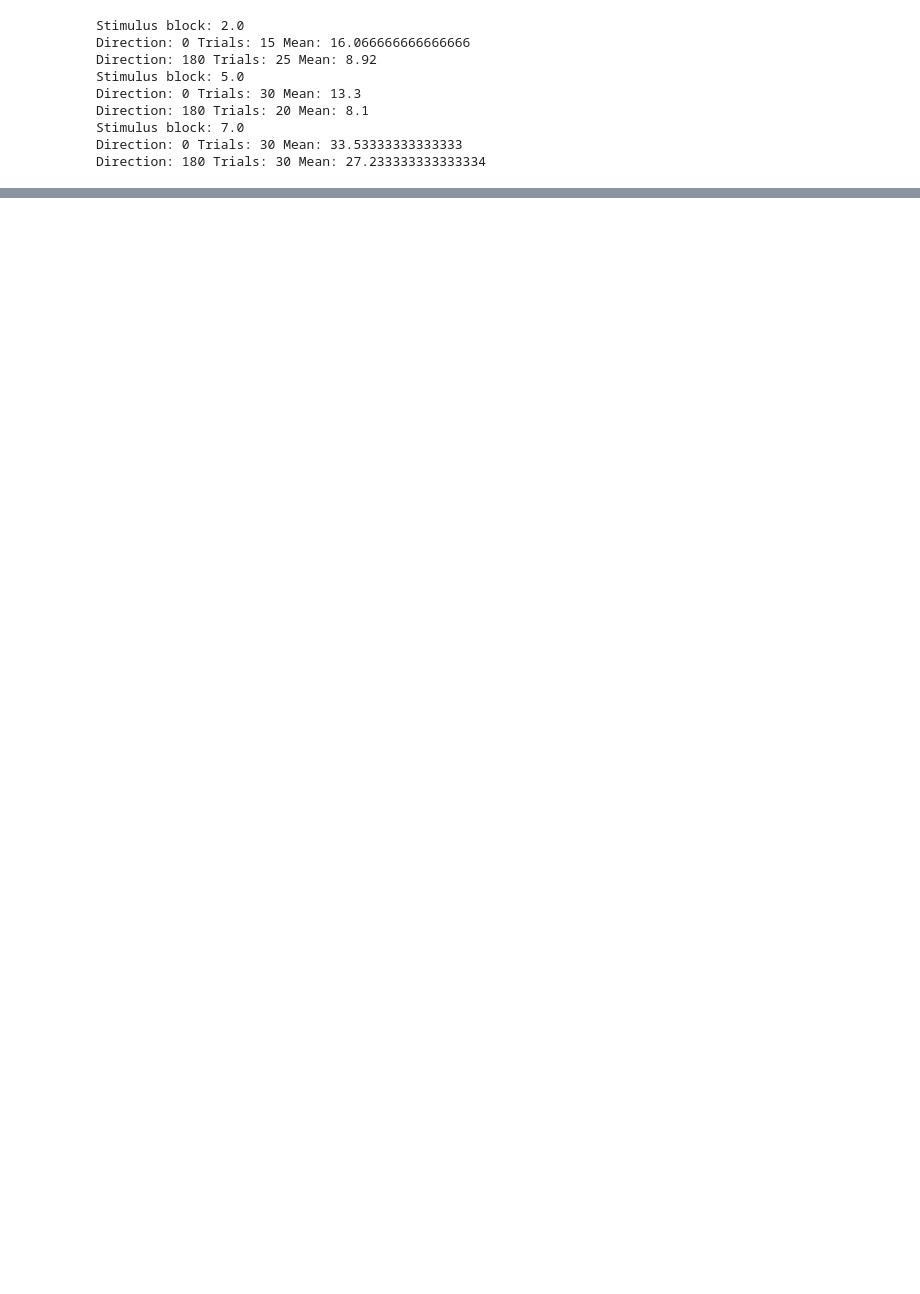
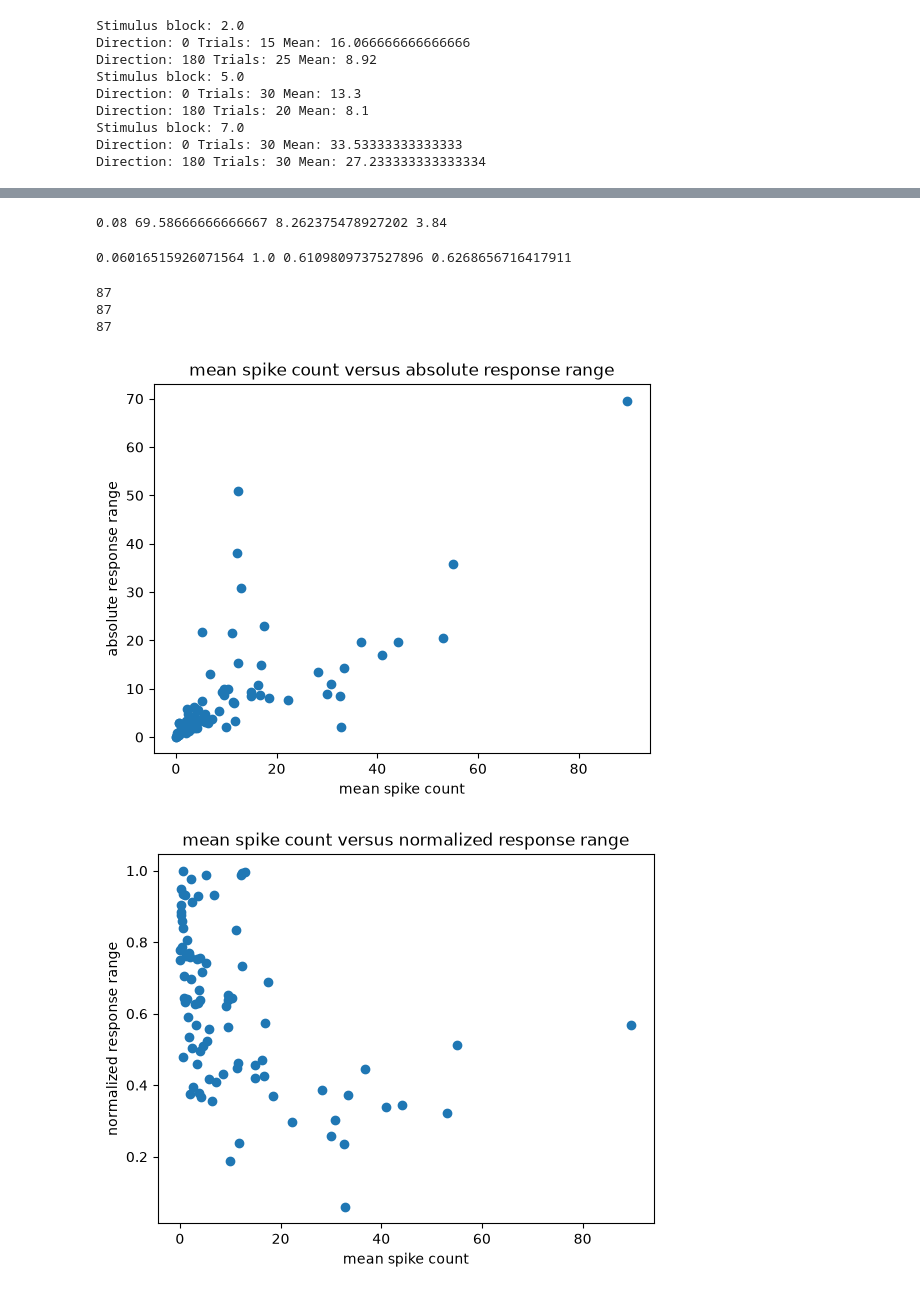
Before and after one commit to Kian3388/mouse-v1-direction-decoder, a Jupyter notebook: notebooks/step5.ipynb, the cells around one changed output, grey strips where cells are left out. Cells and saved outputs as stored; diff of their text form; code cells hidden in the pictures; blank space fills up the shorter version.

```diff
--- a/notebooks/step5.ipynb
+++ b/notebooks/step5.ipynb
@@ -117,0 +322,49 @@ Direction: 180 Trials: 30 Mean: 27.233333333333334
+# %%
+response_ranges = []
+for i in tuning_matrix:
+    response_ranges.append((np.max(i)-np.min(i)))
+
+response_range_mean = np.mean(response_ranges)
+response_range_median = np.median(response_ranges)
+response_range_min = np.min(response_ranges)
+response_range_max = np.max(response_ranges)
+print(response_range_min, response_range_max, response_range_mean, response_range_median)
+# %% [output]
+0.08 69.58666666666667 8.262375478927202 3.84
+# %%
+norm_response_ranges = []
+for i in normalized_tuning:
+    norm_response_ranges.append((np.max(i)-np.min(i)))
+
+norm_response_range_mean = np.mean(norm_response_ranges)
+norm_response_range_median = np.median(norm_response_ranges)
+norm_response_range_min = np.min(norm_response_ranges)
+norm_response_range_max = np.max(norm_response_ranges)
+print(norm_response_range_min, norm_response_range_max, norm_response_range_mean, norm_response_range_median)
+# %% [output]
+0.06016515926071564 1.0 0.6109809737527896 0.6268656716417911
+# %%
+mean_spike_count = np.mean(X, axis=0)
+# %%
+print(len(mean_spike_count))
+print(len(response_ranges))
+print(len(norm_response_ranges))
+# %% [output]
+87
+87
+87
+# %%
+plt.scatter(mean_spike_count, response_ranges)
+plt.title("mean spike count versus absolute response range")
+plt.xlabel("mean spike count")
+plt.ylabel("absolute response range")
+plt.show()
+
+plt.scatter(mean_spike_count, norm_response_ranges)
+plt.title("mean spike count versus normalized response range")
+plt.xlabel("mean spike count")
+plt.ylabel("normalized response range")
+plt.show()
+# %% [output]
+[figure, added]
+[figure, added]
```
Also changed, not shown: parts of 25 cells of this notebook.
